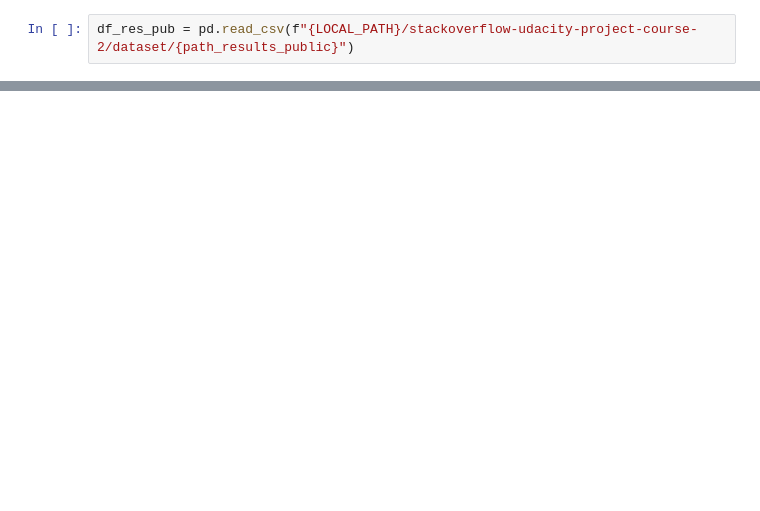
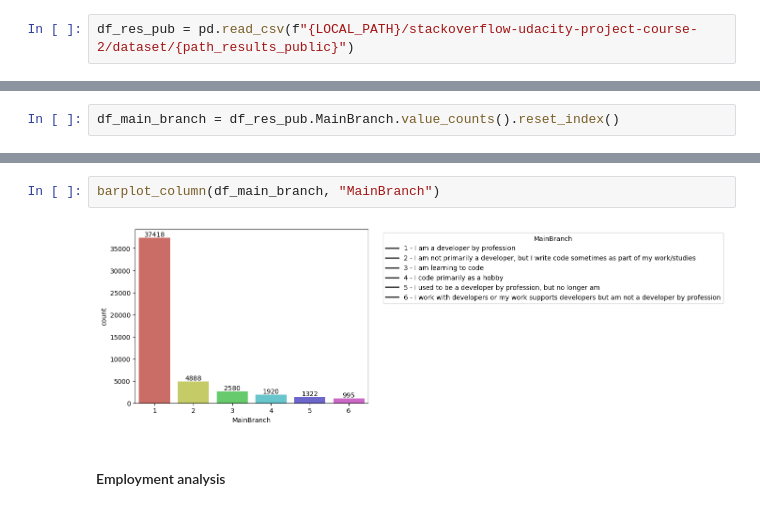
Before and after one commit to ViniciusTMiura/learning-projects, a Jupyter notebook: stackoverflow-udacity-project-course-2/notebooks/exploratory_data_analysis.ipynb, the cells around one changed output, grey strips where cells are left out. Cells and saved outputs as stored; diff of their text form; blank space fills up the shorter version.

```diff
--- a/stackoverflow-udacity-project-course-2/notebooks/exploratory_data_analysis.ipynb
+++ b/stackoverflow-udacity-project-course-2/notebooks/exploratory_data_analysis.ipynb
@@ -24,0 +303,2 @@ df_res_pub = pd.read_csv(f"{LOCAL_PATH}/stackoverflow-udacity-project-course-2/d
+# %%
+df_main_branch = df_res_pub.MainBranch.value_counts().reset_index()
@@ -24,0 +315,6 @@ df_res_pub = pd.read_csv(f"{LOCAL_PATH}/stackoverflow-udacity-project-course-2/d
+# %%
+barplot_column(df_main_branch, "MainBranch")
+# %% [output]
+[figure, added]
+# %% [markdown]
+#### Employment analysis
```
Also changed, not shown: parts of 74 cells of this notebook, 3 other files.
